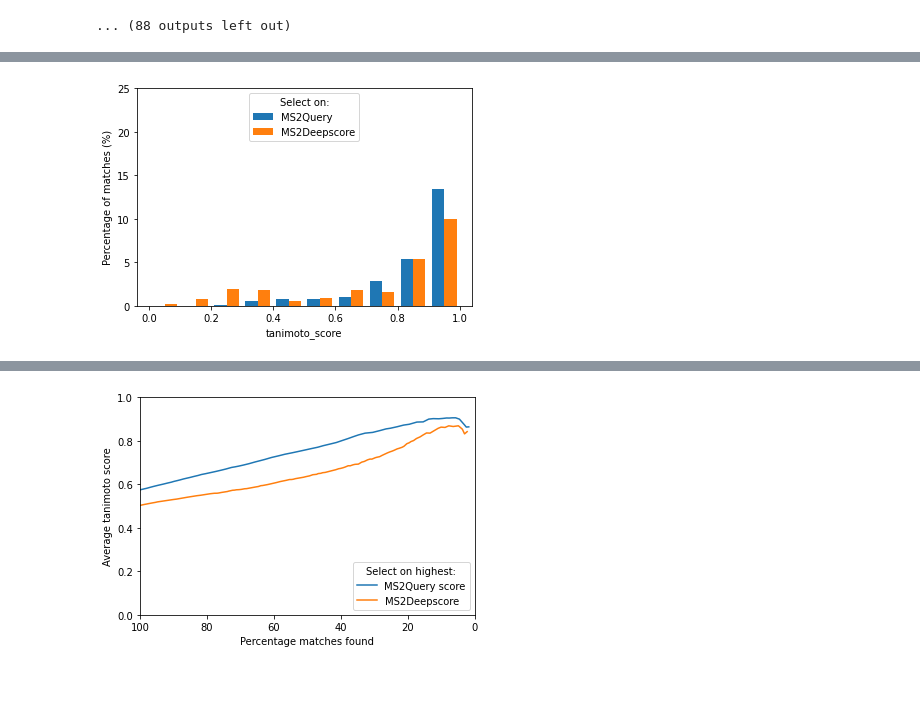
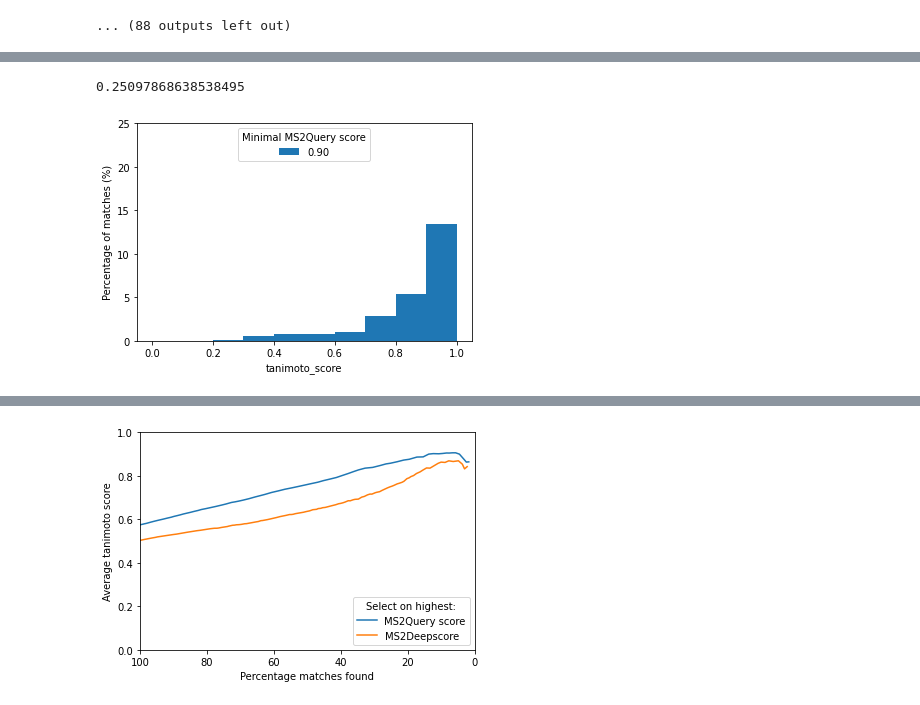
Before and after one commit to iomega/ms2query, a Jupyter notebook: notebooks/Plot_performance_analog_search.ipynb, the cells around one changed output, grey strips where cells are left out. Cells and saved outputs as stored; diff of their text form; code cells hidden in the pictures.

```diff
--- a/notebooks/Plot_performance_analog_search.ipynb
+++ b/notebooks/Plot_performance_analog_search.ipynb
@@ -206,11 +148,12 @@ ms2ds_and_tanimoto = select_best_match_and_calculate_tanimoto_score(
 # %%
 # plot_tanimoto_score_distribution_for_ms2query_cut_offs(ms2query_and_tanimoto, [0,0.5,0.6,0.7,0.8,0.9], "Minimal MS2Query score")
 # plot_tanimoto_score_distribution_for_ms2query_cut_offs(ms2ds_and_tanimoto, [0,0.8,0.9,0.95, 0.97, 0.99], "Minimal MS2Deepscore")
 # plot_tanimoto_score_distribution_for_ms2query_cut_offs(ms2query_and_tanimoto, [0.753], "Minimal MS2Query score")
 # plot_tanimoto_score_distribution_for_ms2query_cut_offs(ms2ds_and_tanimoto, [0.9415], "Minimal MS2Deepscore")
-# plot_tanimoto_score_distribution_for_ms2query_cut_offs(ms2query_and_tanimoto, [0.903], "Minimal MS2Query score")
+plot_tanimoto_score_distribution_for_ms2query_cut_offs(ms2query_and_tanimoto, [0.903], "Minimal MS2Query score")
 # plot_tanimoto_score_distribution_for_ms2query_cut_offs(ms2ds_and_tanimoto, [0.9745], "Minimal MS2Deepscore")
 # compare_tanimoto_score_distribution(ms2query_and_tanimoto, ms2ds_and_tanimoto, 0.753, 0.9415)
-compare_tanimoto_score_distribution(ms2query_and_tanimoto, ms2ds_and_tanimoto, 0.903, 0.9745)
+# compare_tanimoto_score_distribution(ms2query_and_tanimoto, ms2ds_and_tanimoto, 0.903, 0.9745)
 # %% [output]
+0.25097868638538495
-[figure, old version]
+[figure, new version]
```
Also changed, not shown: parts of 20 cells of this notebook, 1 other file.
